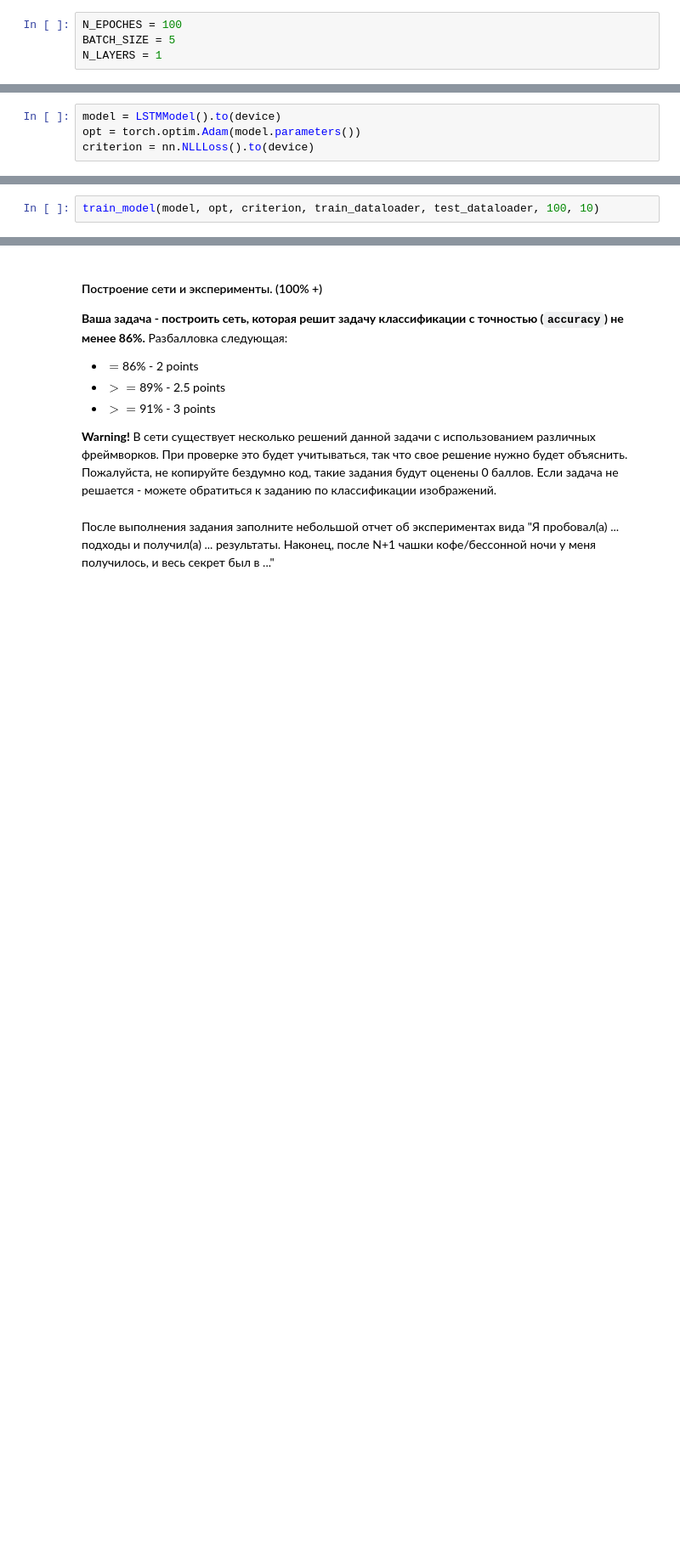
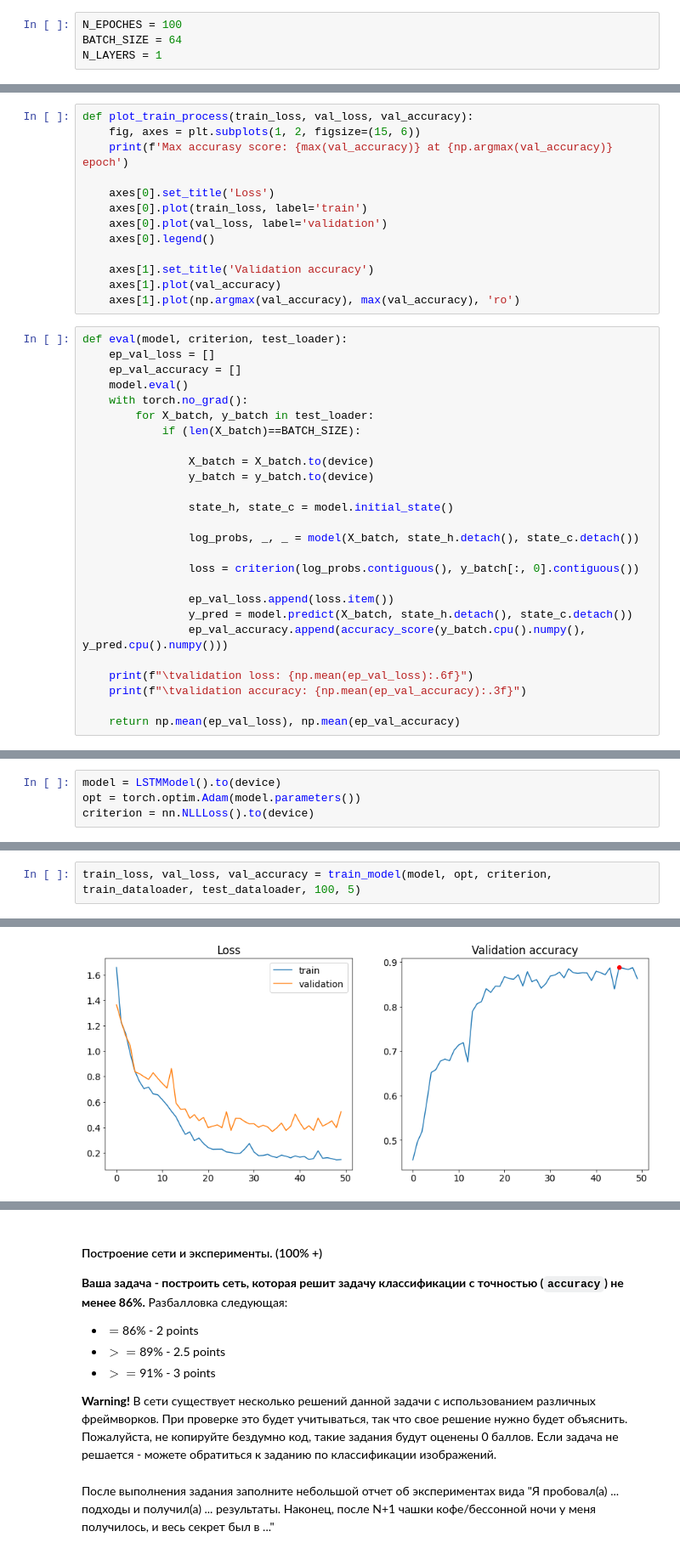
Before and after one commit to Myashka/MIPT_Basic_ML, a Jupyter notebook: Homeworks/Lab2_DL/Lab2_DL_parts_4_and_5_optional.ipynb, the cells around one changed output, grey strips where cells are left out. Shown: that part at 85% size. Saved outputs shown, nothing was run; the diff lists cells and outputs as text; blank space fills up the shorter version.

Commit message:
Trained model for HAR

```diff
--- a/Homeworks/Lab2_DL/Lab2_DL_parts_4_and_5_optional.ipynb
+++ b/Homeworks/Lab2_DL/Lab2_DL_parts_4_and_5_optional.ipynb
@@ -198,7 +198,7 @@ from matplotlib import pyplot as plt
 import time
 # %%
 N_EPOCHES = 100
-BATCH_SIZE = 5
+BATCH_SIZE = 64
 N_LAYERS = 1
 # %%
 def save_checkpoint(checkpoint_path, model, optimizer):
@@ -282,0 +289,39 @@ class LSTMModel(nn.Module):
+# %%
+def plot_train_process(train_loss, val_loss, val_accuracy):
+    fig, axes = plt.subplots(1, 2, figsize=(15, 6))
+    print(f'Max accurasy score: {max(val_accuracy)} at {np.argmax(val_accuracy)} epoch')
+
+    axes[0].set_title('Loss')
+    axes[0].plot(train_loss, label='train')
+    axes[0].plot(val_loss, label='validation')
+    axes[0].legend()
+
+    axes[1].set_title('Validation accuracy')
+    axes[1].plot(val_accuracy)
+    axes[1].plot(np.argmax(val_accuracy), max(val_accuracy), 'ro')
+# %%
+def eval(model, criterion, test_loader):
+    ep_val_loss = []
+    ep_val_accuracy = []
+    model.eval()
+    with torch.no_grad():
+        for X_batch, y_batch in test_loader:
+            if (len(X_batch)==BATCH_SIZE):
+
+                X_batch = X_batch.to(device)
+                y_batch = y_batch.to(device)
+
+                state_h, state_c = model.initial_state()
+
+                log_probs, _, _ = model(X_batch, state_h.detach(), state_c.detach())
+
+                loss = criterion(log_probs.contiguous(), y_batch[:, 0].contiguous())
+
+                ep_val_loss.append(loss.item())
+                y_pred = model.predict(X_batch, state_h.detach(), state_c.detach())
+                ep_val_accuracy.append(accuracy_score(y_batch.cpu().numpy(), y_pred.cpu().numpy()))
+
+    print(f"\tvalidation loss: {np.mean(ep_val_loss):.6f}")
+    print(f"\tvalidation accuracy: {np.mean(ep_val_accuracy):.3f}")
+
+    return np.mean(ep_val_loss), np.mean(ep_val_accuracy)
@@ -373,3 +385,3 @@ def train_model(model, opt, criterion, train_loader, test_loader, n_epochs=N_EPO
 # %%
-train_model(model, opt, criterion, train_dataloader, test_dataloader, 100, 10)
+train_loss, val_loss, val_accuracy = train_model(model, opt, criterion, train_dataloader, test_dataloader, 100, 5)
 # %% [output]
@@ -376,0 +405 @@ TypeError: forward() takes 3 positional arguments but 4 were given
+[figure, added]
```
Also changed, not shown: parts of 19 cells of this notebook, 35 other files.
